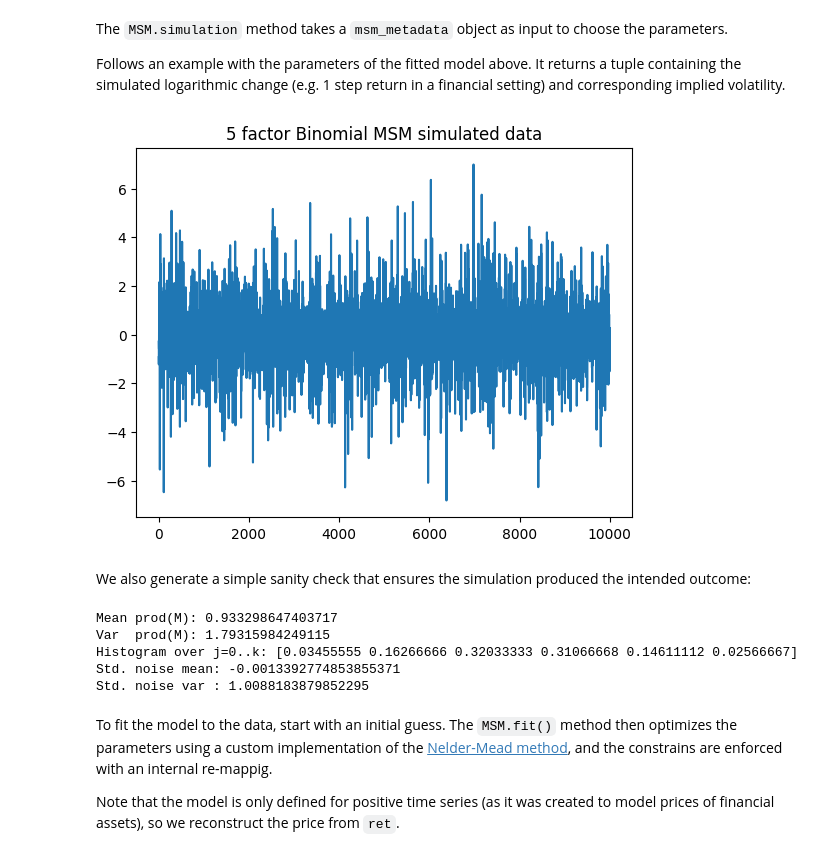
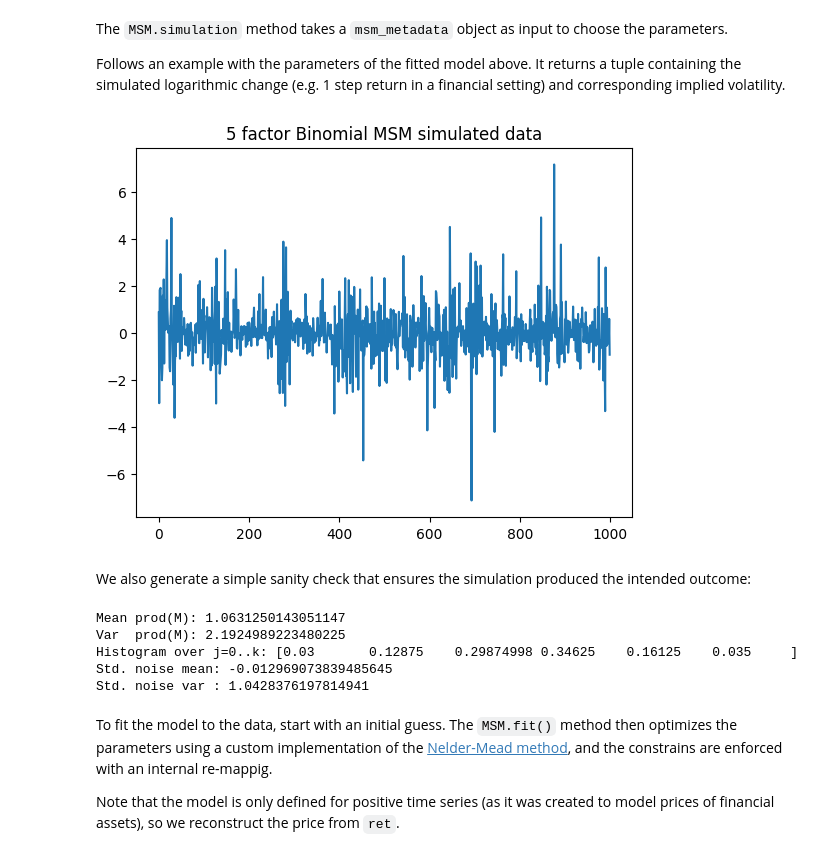
Before and after one commit to AlfredoDiodati/fractrics, a Jupyter notebook: notebooks/MSM_example.ipynb, the cells around one changed output. Drawn from its saved outputs; the diff is of its cells as text; code cells hidden in the pictures.

```diff
--- a/notebooks/MSM_example.ipynb
+++ b/notebooks/MSM_example.ipynb
@@ -42,12 +42,12 @@ The `MSM.simulation` method takes a `msm_metadata` object as input to choose the
 Follows an example with the parameters of the fitted model above. It returns a tuple containing the simulated logarithmic change (e.g. 1 step return in a financial setting) and corresponding implied volatility.
 # %%
 import matplotlib.pyplot as plt
-ret, vol = MSM.simulation(n_simulations = 10000, model_info = model, seed=123)
+ret, vol = MSM.simulation(n_simulations = 1000, model_info = model, seed=123)
 plt.plot(ret)
 plt.title(f"{model.num_latent} factor Binomial MSM simulated data")
 plt.show()
 # %% [output]
-[figure, old version]
+[figure, new version]
 # %% [markdown]
 We also generate a simple sanity check that ensures the simulation produced the intended outcome:
 # %%
@@ -98,7 +98,7 @@ def check_switch_rates(states, pa, burnin=1000):
     emp = jnp.mean(switched, axis=0) # empirical gamma_k
     return emp, pa, emp - pa
 
-burnin = 1000
+burnin = 200
 
 # 1) Sanity check via observables only
 checks = sanity_check_msmsim(
@@ -127,11 +127,11 @@ if "states" in locals():
     print("True gamma     :", true_gamma)
     print("Difference     :", diff)
 # %% [output]
-Mean prod(M): 0.933298647403717
-Var  prod(M): 1.79315984249115
-Histogram over j=0..k: [0.03455555 0.16266666 0.32033333 0.31066668 0.14611112 0.02566667]
-Std. noise mean: -0.0013392774853855371
-Std. noise var : 1.0088183879852295
+Mean prod(M): 1.0631250143051147
+Var  prod(M): 2.1924989223480225
+Histogram over j=0..k: [0.03       0.12875    0.29874998 0.34625    0.16125    0.035     ]
+Std. noise mean: -0.012969073839485645
+Std. noise var : 1.0428376197814941
 # %% [markdown]
 To fit the model to the data, start with an initial guess. The `MSM.fit()` method then optimizes the parameters using a custom implementation of the [Nelder-Mead method](https://en.wikipedia.org/wiki/Nelder%E2%80%93Mead_method), and the constrains are enforced with an internal re-mappig.
 
```
Also changed, not shown: parts of 4 cells of this notebook, 4 other files.
